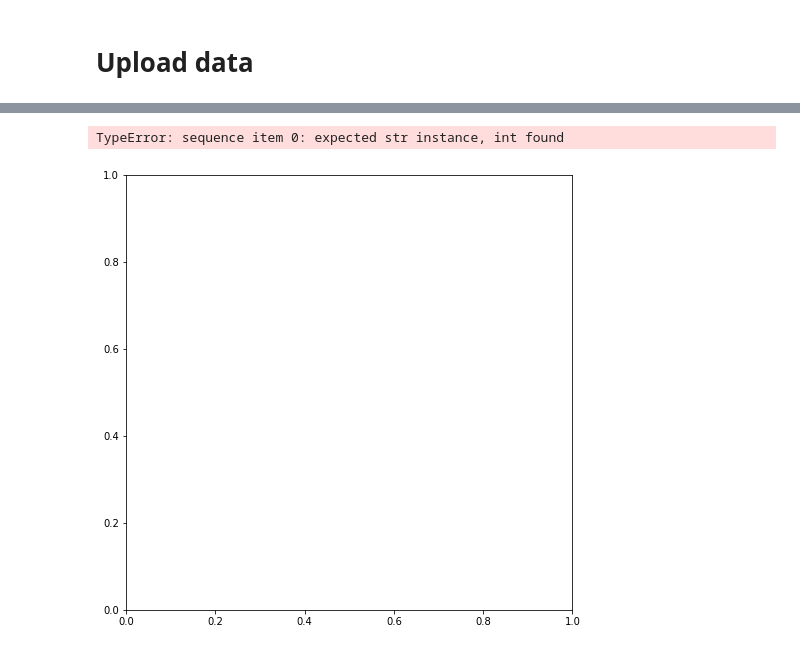
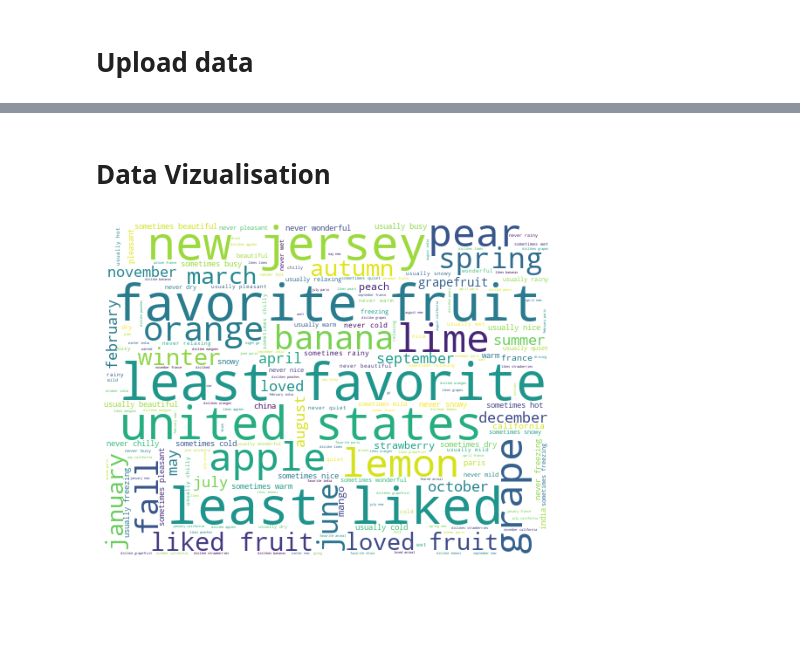
Before and after one commit to WIEM-MOOT-HAD/Traduction-RNN, a Jupyter notebook: Traduction with RNN.ipynb, the cells around one changed output, grey strips where cells are left out. Drawn from its saved outputs; the diff is of its cells as text; code cells hidden in the pictures; blank space fills up the shorter version.

Commit message:
upload data + data viz

```diff
--- a/Traduction with RNN.ipynb
+++ b/Traduction with RNN.ipynb
@@ -48,0 +20,10 @@ print(data)
+# %%
+#upload data set
+filename_en = './data/small_vocab_en.txt'
+filename_fr = './data/small_vocab_fr.txt'
+data_en = pd.read_csv(filename_en, sep = "\t", header = None)
+data_fr = pd.read_csv(filename_fr, sep = "\t", header = None)
+# %%
+#define corpus
+corpus_en = data_en[0]
+corpus_fr = data_fr[0]
@@ -49,15 +34,15 @@ print(data)
+# %% [markdown]
+# Data Vizualisation
 # %%
+# Wordcloud of english data set
 plt.subplots(figsize=(8,8))
 wordcloud = WordCloud(
                           background_color='white',
                           width=512,
-                          height=384
-                         ).generate(" ".join(data))
+                          height=384, stopwords=stopwords
+                         ).generate(" ".join(corpus_en))
 plt.imshow(wordcloud)
 plt.axis('off')
-plt.savefig('graph.png')
-
 plt.show()
 # %% [output]
-TypeError: sequence item 0: expected str instance, int found
-[figure, old version]
+[figure, new version]
```
Also changed, not shown: parts of 14 cells of this notebook.
